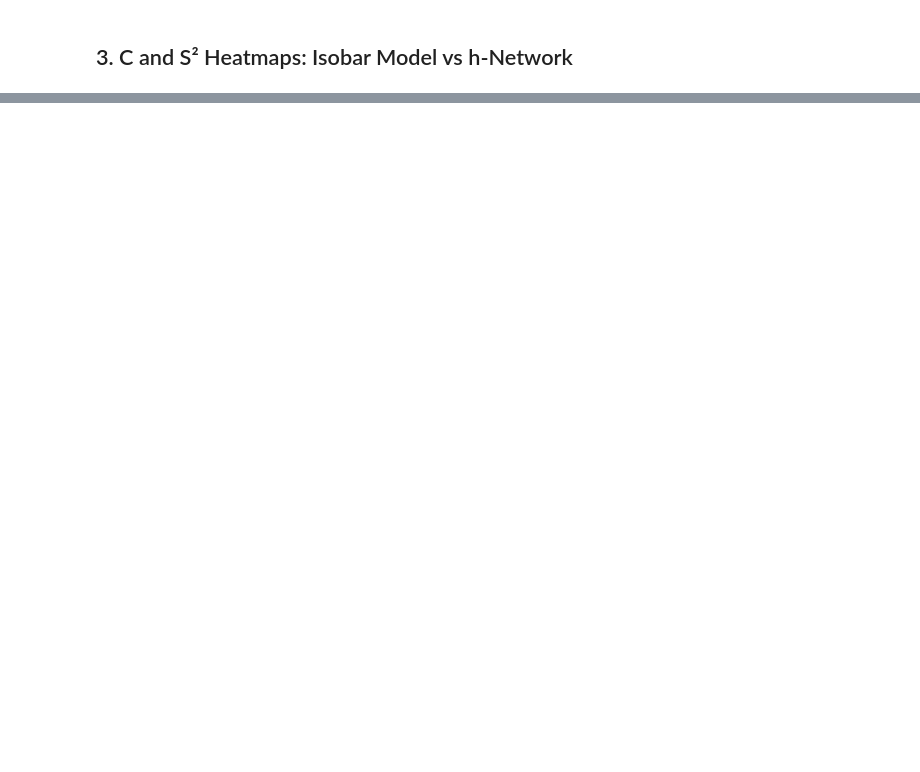
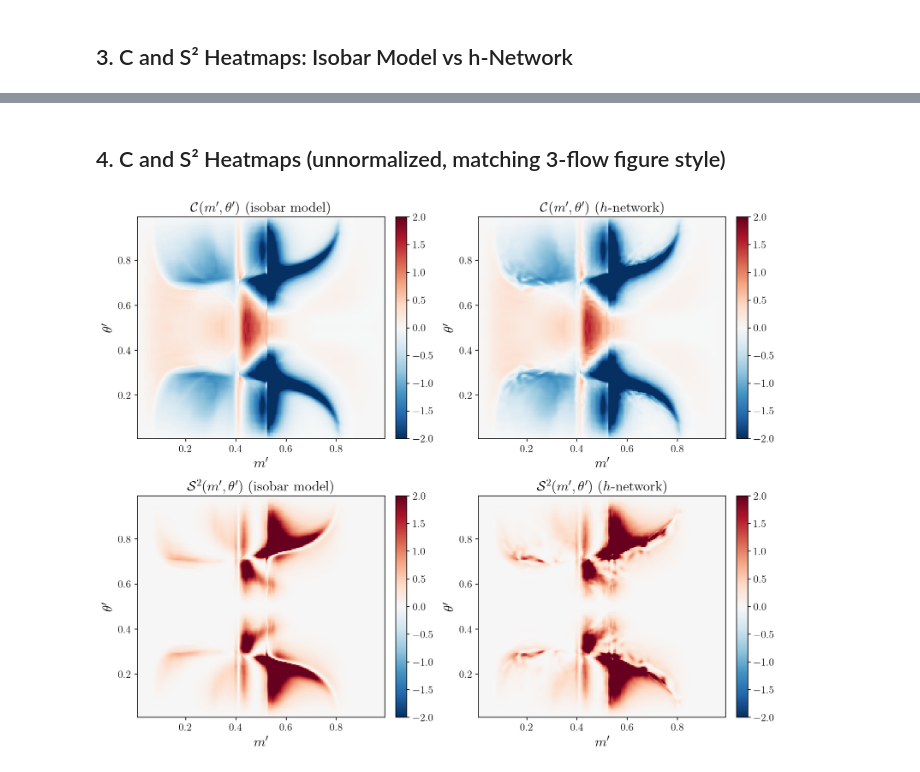
Before and after one commit to tonymenzo/ml_gamma_extraction, a Jupyter notebook: models/h_network/analysis/paper_figures.ipynb, the cells around one changed output, grey strips where cells are left out. Saved outputs shown, nothing was run; the diff lists cells and outputs as text; code cells hidden in the pictures; blank space fills up the shorter version.

Commit message:
fix C/S2 heatmap scales: symmetric S2 colorbar to show constraint satisfaction, matched flow normalization for unnormalized comparison

```diff
--- a/models/h_network/analysis/paper_figures.ipynb
+++ b/models/h_network/analysis/paper_figures.ipynb
@@ -334,0 +353,46 @@ plt.show()
+# %% [markdown]
+## 4. C and S² Heatmaps (unnormalized, matching 3-flow figure style)
+# %%
+# Unnormalized C and S^2 in SDP measure, both on the same scale.
+# The exact C = Re(A12 * conj(A13)) is in DP units.
+# The h-network C = alpha_flow * h is in SDP flow units.
+# To put exact on the same scale, we normalize: C_exact_scaled = C_exact * (alpha_flow / alpha_exact)
+# This preserves the SHAPE while matching the SCALE of the flow.
+
+alpha_exact = np.abs(A12) * np.abs(A13)
+alpha_flow = np.sqrt(np.maximum(pF * pFsw, 0.0))
+
+# Scale exact to match flow normalization (per-point rescaling)
+scale = alpha_flow / (alpha_exact + 1e-30)
+C_exact_scaled = C_exact * scale
+S2_exact_scaled = S2_exact * scale**2
+
+# h-network C and S^2 already in flow scale
+# C_hnet and S2_hnet defined above
+
+# Use symmetric colorbar for S^2 to show that the h-network never goes negative
+# (unlike the 3-flow which can produce S^2 < 0 from constraint violations)
+C_lim = 2.0
+S2_lim = 2.0  # symmetric range to highlight absence of negative regions
+
+fig, axes = plt.subplots(2, 2, figsize=(11, 9))
+
+def hmap2(ax, data, title, cmap='RdBu_r', vmin=None, vmax=None):
+    im = ax.pcolormesh(ms, ts, data.reshape(N, N), cmap=cmap, vmin=vmin, vmax=vmax,
+                       shading='auto', rasterized=True)
+    ax.set_xlabel(r"$m'$")
+    ax.set_ylabel(r"$\theta'$")
+    ax.set_title(title)
+    plt.colorbar(im, ax=ax, fraction=0.046, pad=0.04)
+
+hmap2(axes[0, 0], C_exact_scaled, r'$\mathcal{C}(m^\prime,\theta^\prime)$ (isobar model)', vmin=-C_lim, vmax=C_lim)
+hmap2(axes[0, 1], C_hnet,         r'$\mathcal{C}(m^\prime,\theta^\prime)$ ($h$-network)', vmin=-C_lim, vmax=C_lim)
+hmap2(axes[1, 0], S2_exact_scaled, r'$\mathcal{S}^2(m^\prime,\theta^\prime)$ (isobar model)', vmin=-S2_lim, vmax=S2_lim)
+hmap2(axes[1, 1], S2_hnet,         r'$\mathcal{S}^2(m^\prime,\theta^\prime)$ ($h$-network)', vmin=-S2_lim, vmax=S2_lim)
+
+plt.tight_layout()
+for ext in ['pdf', 'png']:
+    plt.savefig(os.path.join(FIGURES_DIR, f'C_S2_comparison_hnet_unnorm.{ext}'), bbox_inches='tight', dpi=300)
+plt.show()
+# %% [output]
+[figure, added]
```
Also changed, not shown: parts of 6 cells of this notebook.
